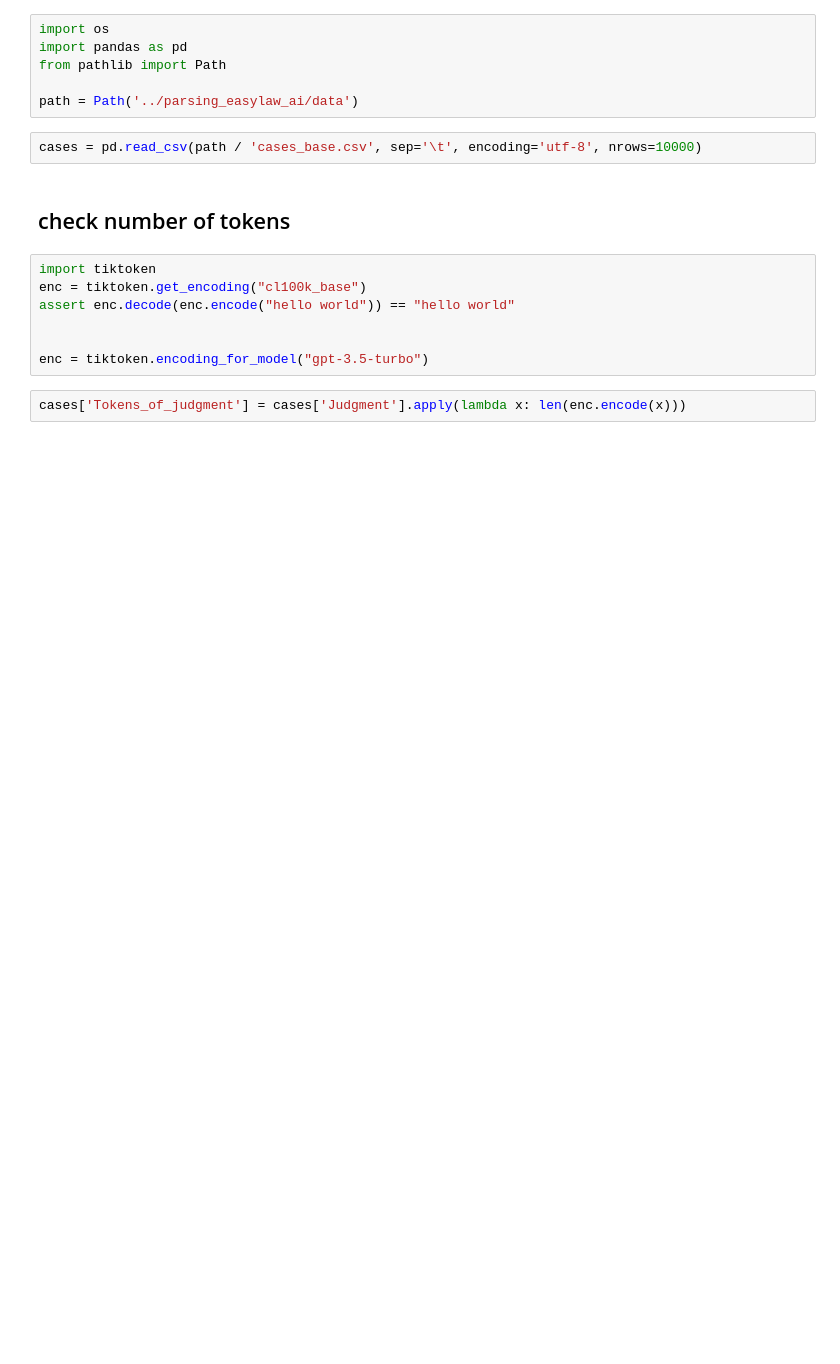
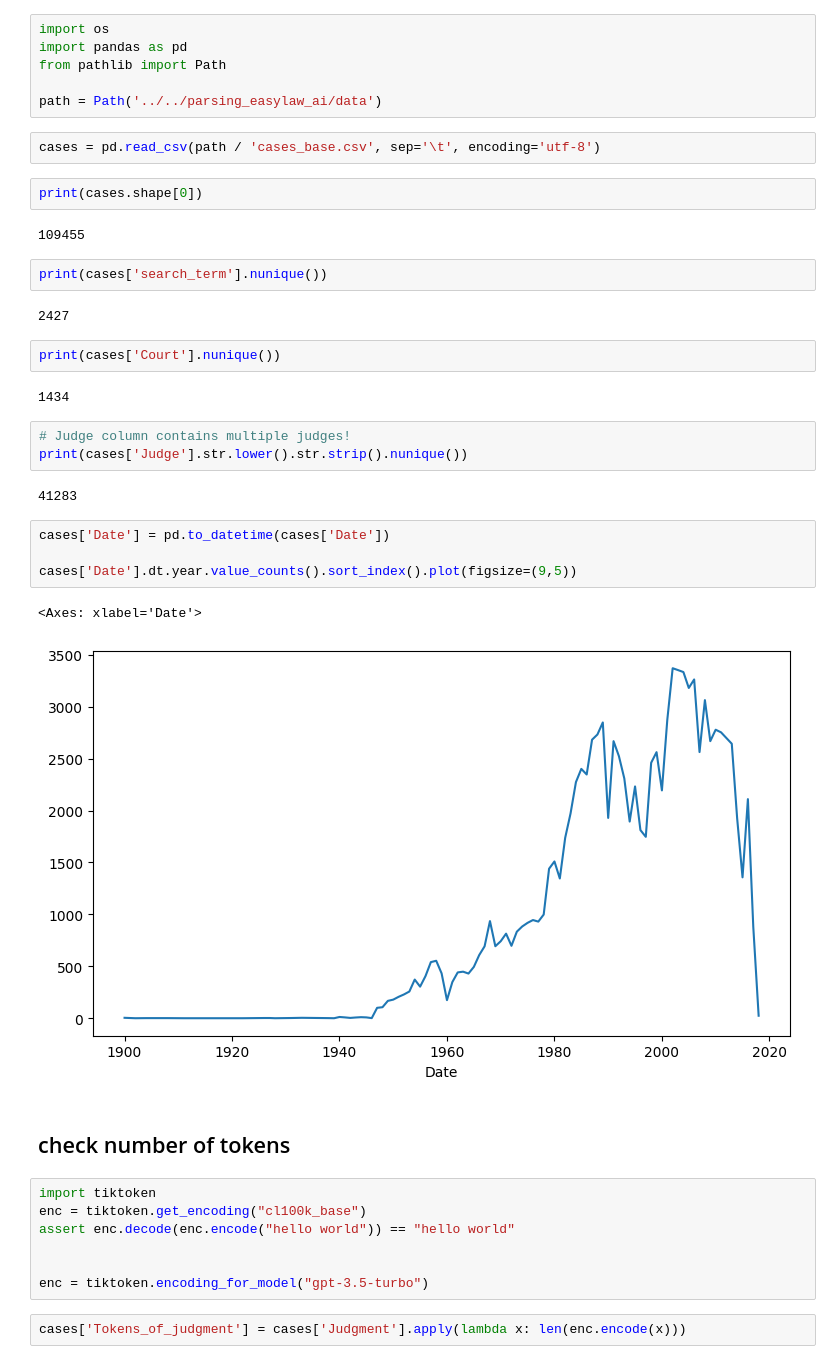
Before and after one commit to AlenaGorbuntsova/-court_cases, a Jupyter notebook: trying/summary_options.ipynb, the cells around one changed output. Saved outputs shown, nothing was run; the diff lists cells and outputs as text; blank space fills up the shorter version.

```diff
--- a/trying/summary_options.ipynb
+++ b/trying/summary_options.ipynb
@@ -3,9 +3,33 @@ import os
 import pandas as pd
 from pathlib import Path
 
-path = Path('../parsing_easylaw_ai/data')
+path = Path('../../parsing_easylaw_ai/data')
 # %%
-cases = pd.read_csv(path / 'cases_base.csv', sep='\t', encoding='utf-8', nrows=10000)
+cases = pd.read_csv(path / 'cases_base.csv', sep='\t', encoding='utf-8')
+# %%
+print(cases.shape[0])
+# %% [output]
+109455
+# %%
+print(cases['search_term'].nunique())
+# %% [output]
+2427
+# %%
+print(cases['Court'].nunique())
+# %% [output]
+1434
+# %%
+# Judge column contains multiple judges!
+print(cases['Judge'].str.lower().str.strip().nunique())
+# %% [output]
+41283
+# %%
+cases['Date'] = pd.to_datetime(cases['Date'])
+
+cases['Date'].dt.year.value_counts().sort_index().plot(figsize=(9,5))
+# %% [output]
+<Axes: xlabel='Date'>
+[figure, added]
 # %% [markdown]
 ## check number of tokens
 # %%
```
Also changed, not shown: parts of 3 cells of this notebook, 3 other files.
